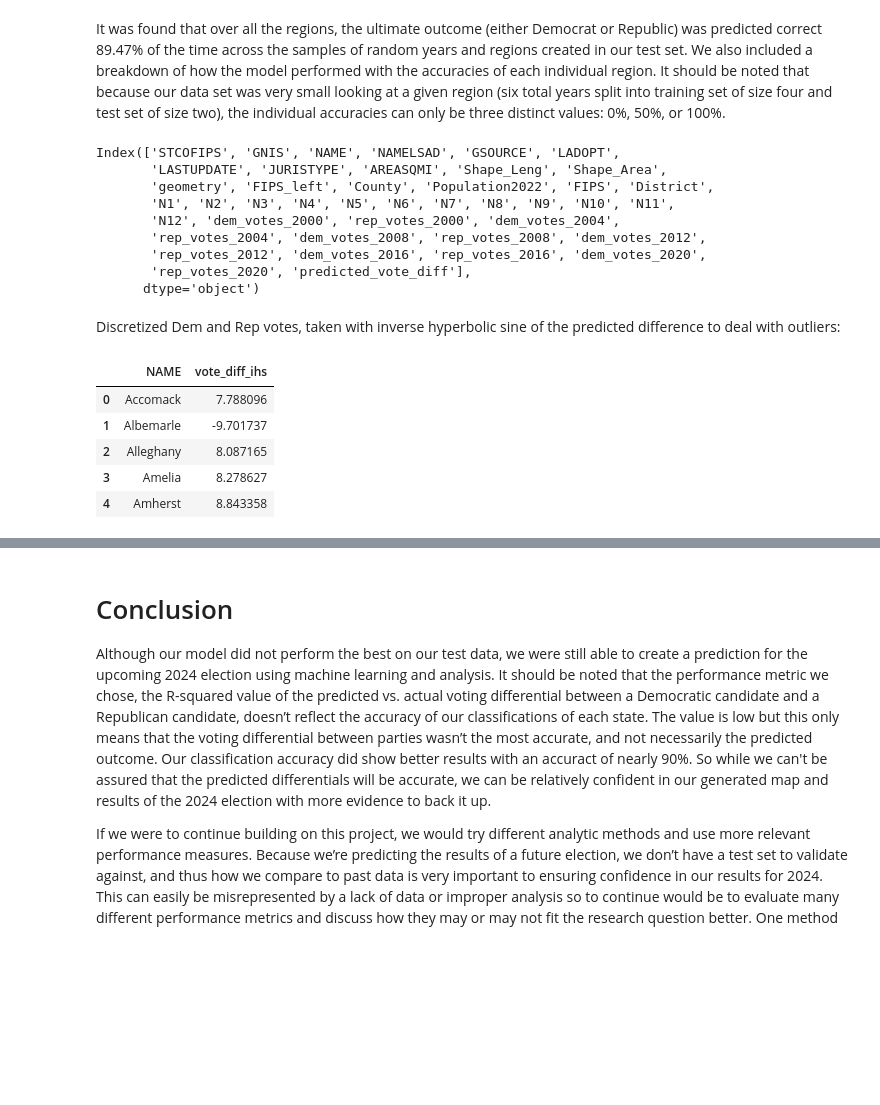
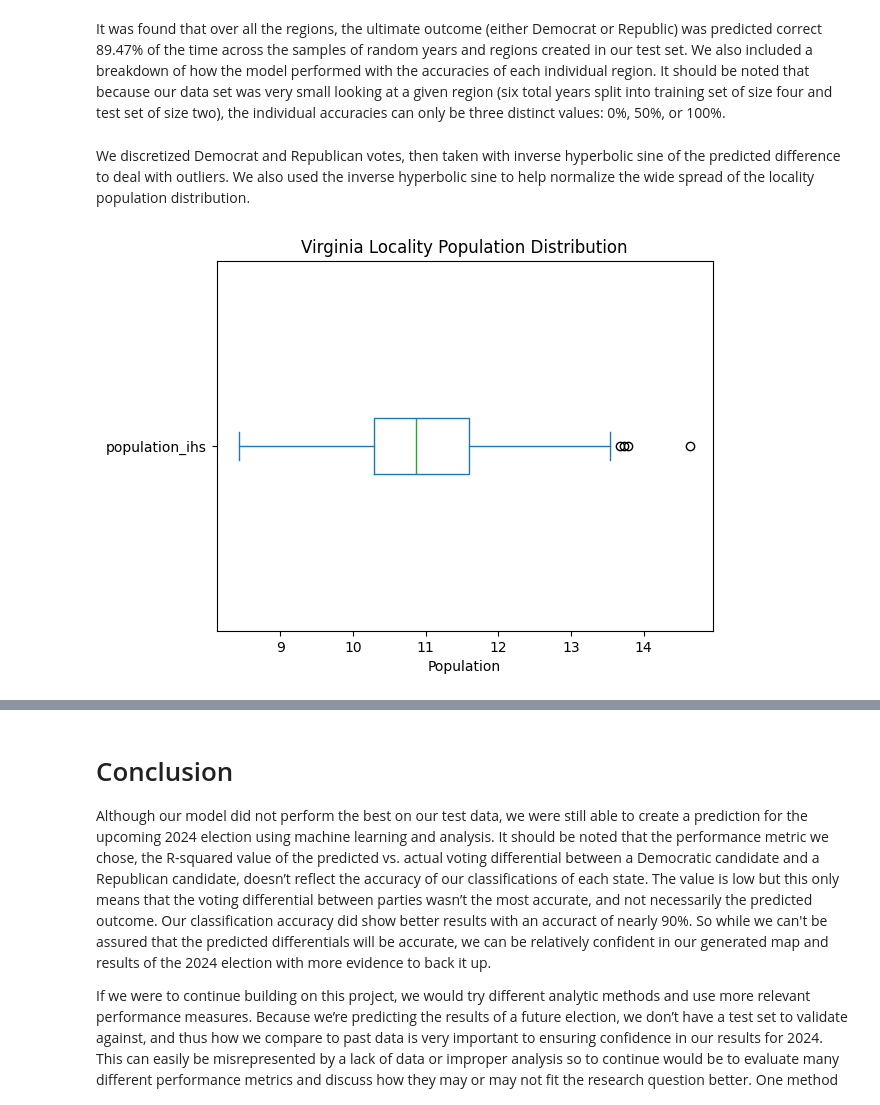
Before and after one commit to phipyao/ds3001-project_voting, a Jupyter notebook: project_voting.ipynb, the cells around one changed output, grey strips where cells are left out. Drawn from its saved outputs; the diff is of its cells as text; code cells hidden in the pictures; blank space fills up the shorter version.

```diff
--- a/project_voting.ipynb
+++ b/project_voting.ipynb
@@ -194,19 +193,6 @@ def ensemble_result(i):
     return ensemble(extract_df(i))[1]
 # %%
 df['predicted_vote_diff'] = df.index.map(ensemble_result)
-# %%
-df.head()
-df.columns
-# %% [output]
-Index(['STCOFIPS', 'GNIS', 'NAME', 'NAMELSAD', 'GSOURCE', 'LADOPT',
-       'LASTUPDATE', 'JURISTYPE', 'AREASQMI', 'Shape_Leng', 'Shape_Area',
-       'geometry', 'FIPS_left', 'County', 'Population2022', 'FIPS', 'District',
-       'N1', 'N2', 'N3', 'N4', 'N5', 'N6', 'N7', 'N8', 'N9', 'N10', 'N11',
-       'N12', 'dem_votes_2000', 'rep_votes_2000', 'dem_votes_2004',
-       'rep_votes_2004', 'dem_votes_2008', 'rep_votes_2008', 'dem_votes_2012',
-       'rep_votes_2012', 'dem_votes_2016', 'rep_votes_2016', 'dem_votes_2020',
-       'rep_votes_2020', 'predicted_vote_diff'],
-      dtype='object')
 # %% [markdown]
-Discretized Dem and Rep votes, taken with inverse hyperbolic sine of the predicted difference to deal with outliers:
+We discretized Democrat and Republican votes, then taken with inverse hyperbolic sine of the predicted difference to deal with outliers. We also used the inverse hyperbolic sine to help normalize the wide spread of the locality population distribution.
 # %%
@@ -214,11 +201,9 @@ df['vote_diff_ihs'] = np.arcsinh(df['predicted_vote_diff'])
-# %%
-df[['NAME', 'vote_diff_ihs']].head()
-# %% [output]
-|  | NAME | vote_diff_ihs |
-| 0 | Accomack | 7.788096 |
-| 1 | Albemarle | -9.701737 |
-| 2 | Alleghany | 8.087165 |
-| 3 | Amelia | 8.278627 |
-| 4 | Amherst | 8.843358 |
+# %%
+df['population_ihs'].plot.box(vert=False)
+plt.title("Virginia Locality Population Distribution")
+plt.xlabel("Population")
+plt.show()
+# %% [output]
+[figure, added]
 # %%
 # Predicted most Democratic leaning counties
```
Also changed, not shown: parts of 11 cells of this notebook.
